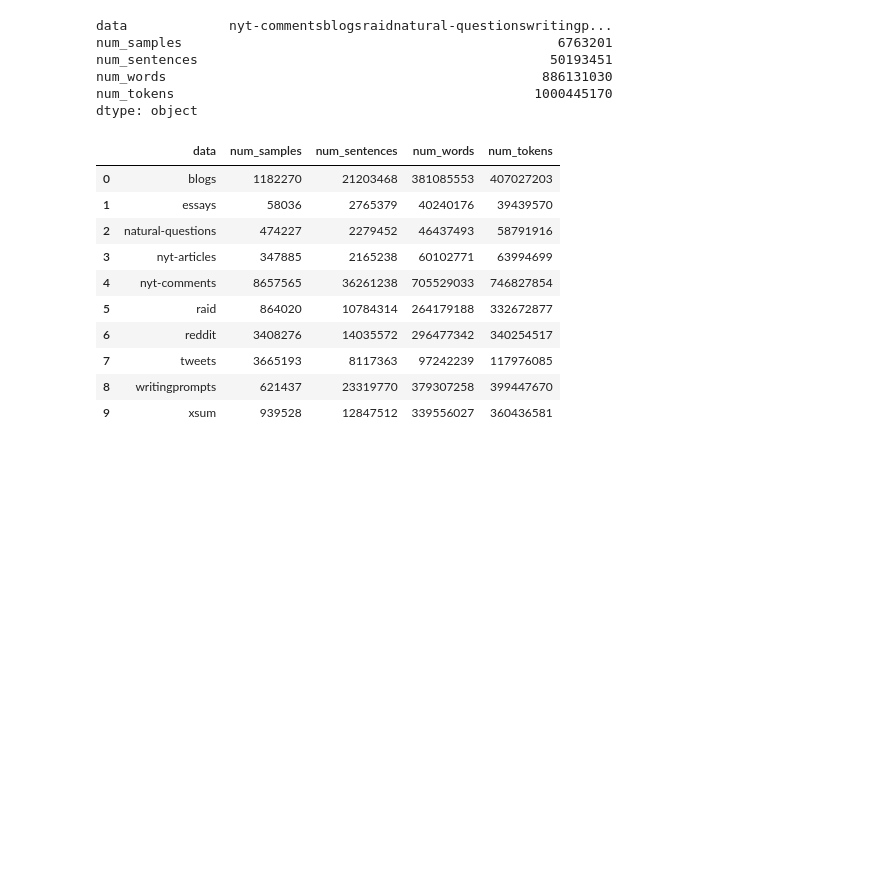
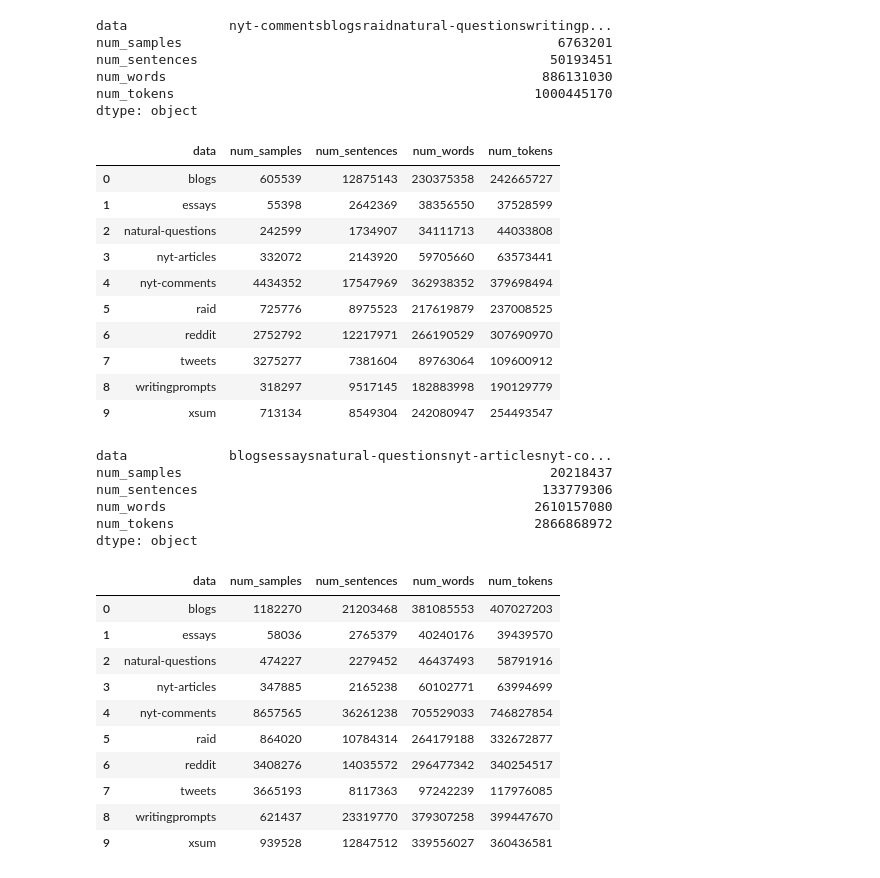
Before and after one commit to Michal1337/GenTextDetect, a Jupyter notebook: notebooks/tmp.ipynb, the cells around one changed output. Cells and saved outputs as stored; diff of their text form; code cells hidden in the pictures; blank space fills up the shorter version.

```diff
--- a/notebooks/tmp.ipynb
+++ b/notebooks/tmp.ipynb
@@ -197,6 +197,29 @@ num_sentences                                             50193451
 num_words                                                886131030
 num_tokens                                              1000445170
 dtype: object
+# %%
+df[df["model"] != "human"].groupby("data").sum().reset_index()[["data", "num_samples", "num_sentences", "num_words", "num_tokens"]]
+# %% [output]
+|  | data | num_samples | num_sentences | num_words | num_tokens |
+| 0 | blogs | 605539 | 12875143 | 230375358 | 242665727 |
+| 1 | essays | 55398 | 2642369 | 38356550 | 37528599 |
+| 2 | natural-questions | 242599 | 1734907 | 34111713 | 44033808 |
+| 3 | nyt-articles | 332072 | 2143920 | 59705660 | 63573441 |
+| 4 | nyt-comments | 4434352 | 17547969 | 362938352 | 379698494 |
+| 5 | raid | 725776 | 8975523 | 217619879 | 237008525 |
+| 6 | reddit | 2752792 | 12217971 | 266190529 | 307690970 |
+| 7 | tweets | 3275277 | 7381604 | 89763064 | 109600912 |
+| 8 | writingprompts | 318297 | 9517145 | 182883998 | 190129779 |
+| 9 | xsum | 713134 | 8549304 | 242080947 | 254493547 |
+# %%
+df.groupby("data").sum().reset_index()[["data", "num_samples", "num_sentences", "num_words", "num_tokens"]].sum()
+# %% [output]
+data             blogsessaysnatural-questionsnyt-articlesnyt-co...
+num_samples                                               20218437
+num_sentences                                            133779306
+num_words                                               2610157080
+num_tokens                                              2866868972
+dtype: object
 # %%
 df.groupby("data").sum().reset_index()[["data", "num_samples", "num_sentences", "num_words", "num_tokens"]].sort_values("data")
 # %% [output]
```
Also changed, not shown: 13 other files.
